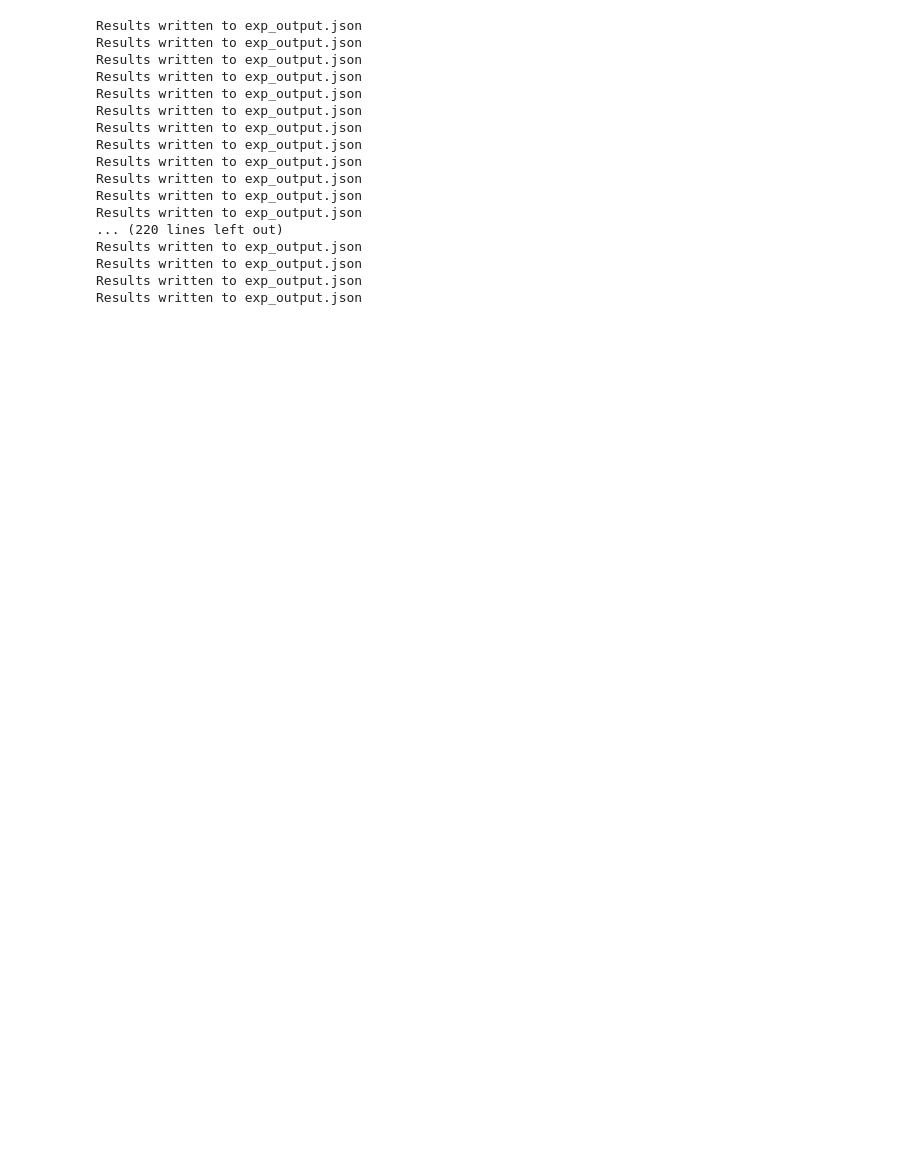
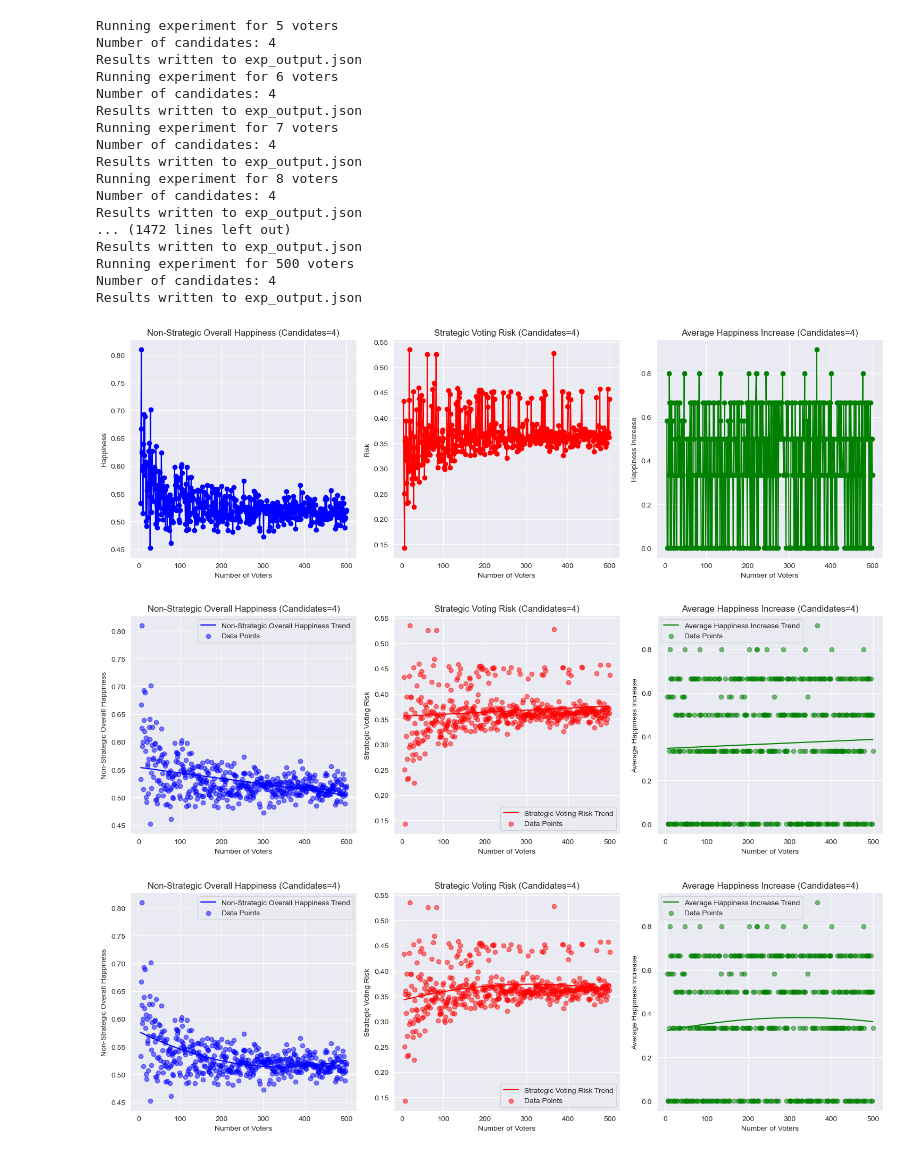
Before and after one commit to matsspoelgen/ams-tva, a Jupyter notebook: exp/experiments.ipynb, the cells around one changed output. Saved outputs shown, nothing was run; the diff lists cells and outputs as text; code cells hidden in the pictures; blank space fills up the shorter version.

```diff
--- a/exp/experiments.ipynb
+++ b/exp/experiments.ipynb
@@ -187,28 +223,32 @@ print("Voting schemes:", scheme_names)
 # %%
 candidate_numbers = [4]  # Range of candidate numbers to test
-voter_numbers = list(range(5, 501, 1))  # Range of voter numbers to test
+voter_numbers = list(range(5, 501, 3))  # Range of voter numbers to test
 
 results, voter_numbers = run_experiment(candidate_numbers, voter_numbers, schemes)
 plot_combined_metrics(results, voter_numbers)
 plot_combined_metrics_with_trends(results, voter_numbers)
+plot_combined_metrics_with_nonlinear_trends(results, voter_numbers)
 # %% [output]
+Running experiment for 5 voters
+Number of candidates: 4
 Results written to exp_output.json
+Running experiment for 6 voters
+Number of candidates: 4
 Results written to exp_output.json
+Running experiment for 7 voters
+Number of candidates: 4
 Results written to exp_output.json
+Running experiment for 8 voters
+Number of candidates: 4
 Results written to exp_output.json
+... (1472 lines left out)
 Results written to exp_output.json
+Running experiment for 500 voters
+Number of candidates: 4
 Results written to exp_output.json
-Results written to exp_output.json
-Results written to exp_output.json
-Results written to exp_output.json
-Results written to exp_output.json
-Results written to exp_output.json
-Results written to exp_output.json
-... (220 lines left out)
-Results written to exp_output.json
-Results written to exp_output.json
-Results written to exp_output.json
-Results written to exp_output.json
+[figure, added]
+[figure, added]
+[figure, added]
 # %%
 
 candidate_numbers = [4]  # Range of candidate numbers to test
```
Also changed, not shown: parts of 3 cells of this notebook.
